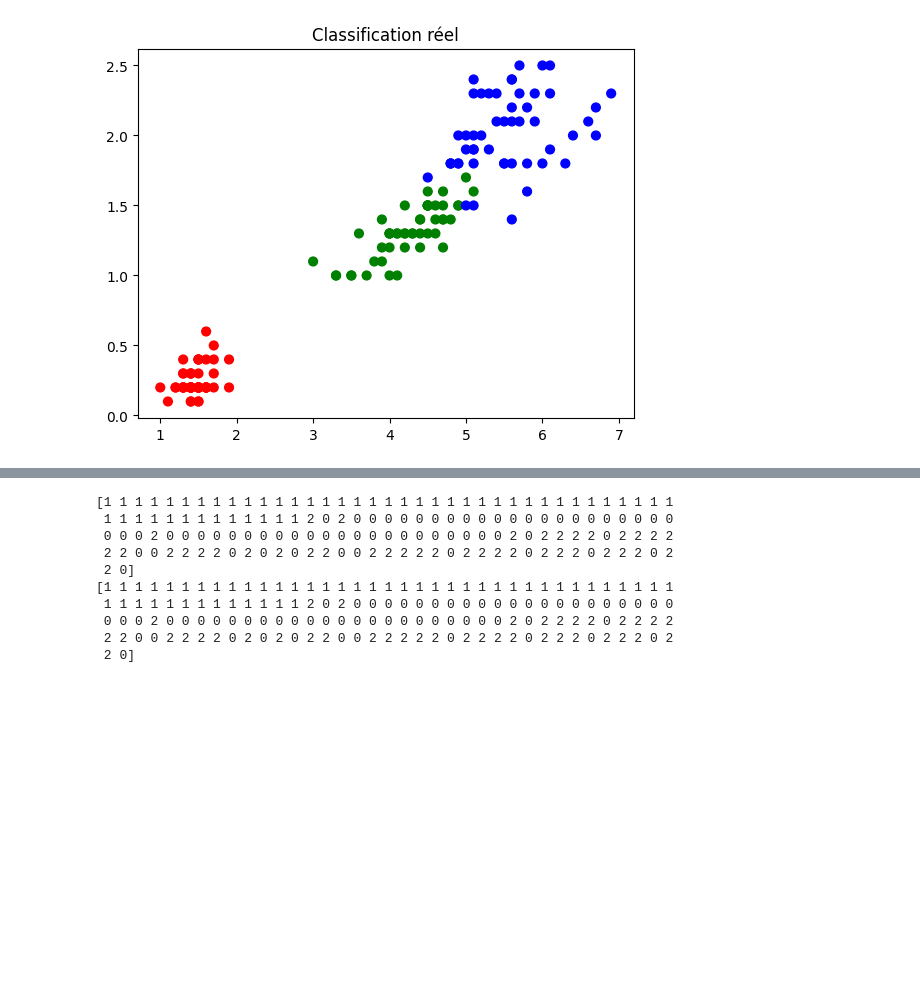
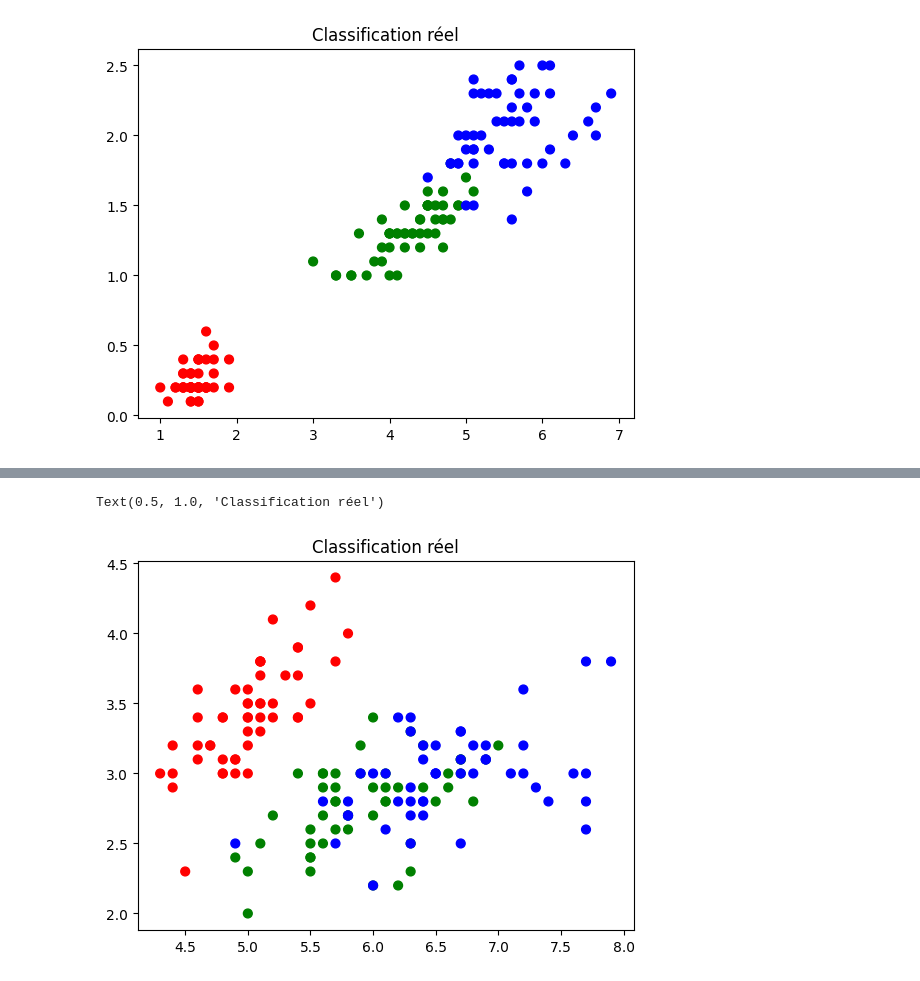
Before and after one commit to Khrisnayana/MachineLearning, a Jupyter notebook: k-means-iris_235314114.ipynb, the cells around one changed output, grey strips where cells are left out. Cells and saved outputs as stored; diff of their text form; code cells hidden in the pictures; blank space fills up the shorter version.

```diff
--- a/k-means-iris_235314114.ipynb
+++ b/k-means-iris_235314114.ipynb
@@ -139,15 +139,7 @@ Text(0.5, 1.0, 'Classification K-means ')
-# %%
-predY = np.choose(model.labels_, [0,1,2])
-print (model.labels_)
-print (predY)
-# %% [output]
-[1 1 1 1 1 1 1 1 1 1 1 1 1 1 1 1 1 1 1 1 1 1 1 1 1 1 1 1 1 1 1 1 1 1 1 1 1
- 1 1 1 1 1 1 1 1 1 1 1 1 1 2 0 2 0 0 0 0 0 0 0 0 0 0 0 0 0 0 0 0 0 0 0 0 0
- 0 0 0 2 0 0 0 0 0 0 0 0 0 0 0 0 0 0 0 0 0 0 0 0 0 0 2 0 2 2 2 2 0 2 2 2 2
- 2 2 0 0 2 2 2 2 0 2 0 2 0 2 2 0 0 2 2 2 2 2 0 2 2 2 2 0 2 2 2 0 2 2 2 0 2
- 2 0]
-[1 1 1 1 1 1 1 1 1 1 1 1 1 1 1 1 1 1 1 1 1 1 1 1 1 1 1 1 1 1 1 1 1 1 1 1 1
- 1 1 1 1 1 1 1 1 1 1 1 1 1 2 0 2 0 0 0 0 0 0 0 0 0 0 0 0 0 0 0 0 0 0 0 0 0
- 0 0 0 2 0 0 0 0 0 0 0 0 0 0 0 0 0 0 0 0 0 0 0 0 0 0 2 0 2 2 2 2 0 2 2 2 2
- 2 2 0 0 2 2 2 2 0 2 0 2 0 2 2 0 0 2 2 2 2 2 0 2 2 2 2 0 2 2 2 0 2 2 2 0 2
- 2 0]
+# %%
+colormap=np.array(['Red','green','blue'])
+plt.scatter(x.Sepal_Length, x.Sepal_width,c=colormap[y.Targets],s=40)
+plt.title('Classification réel')
+# %% [output]
+Text(0.5, 1.0, 'Classification réel')
+[figure, added]
```
Also changed, not shown: parts of 3 cells of this notebook, 1 other file.
